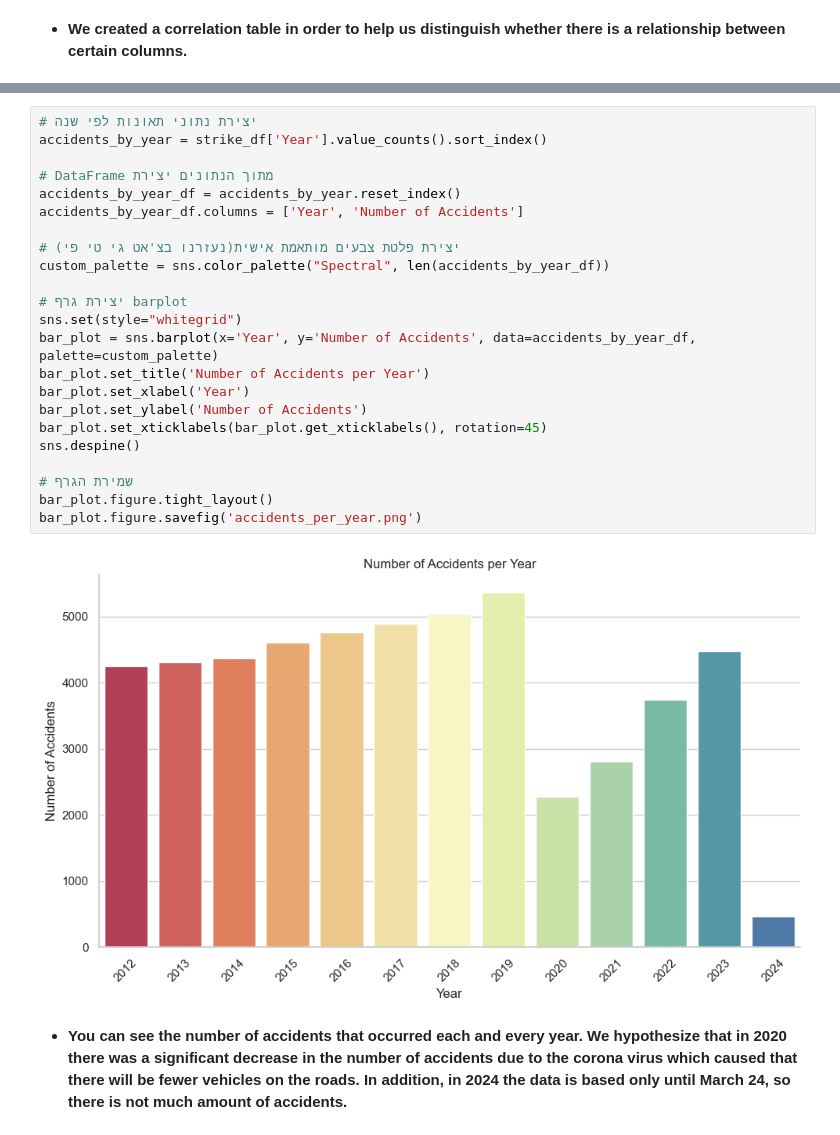
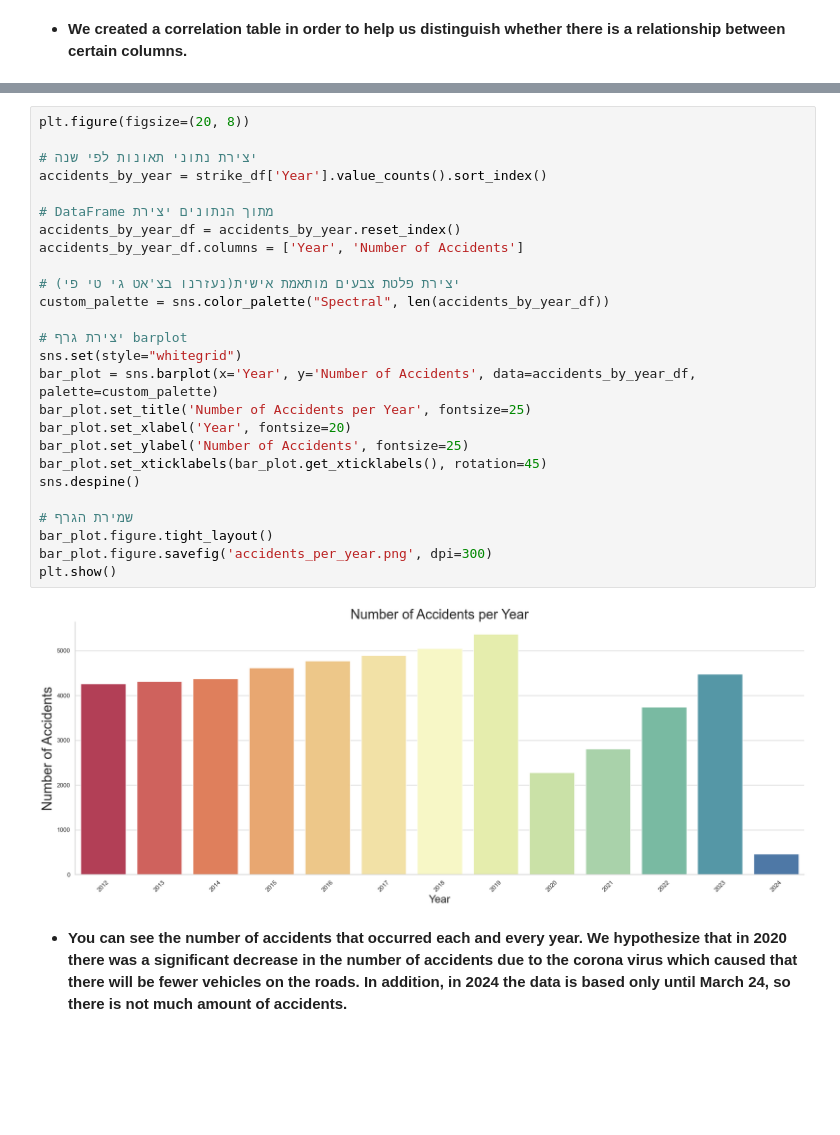
Before and after one commit to oribachar13579/oriandyuval, a Jupyter notebook: 17.ipynb, the cells around one changed output, grey strips where cells are left out. Saved outputs shown, nothing was run; the diff lists cells and outputs as text; blank space fills up the shorter version.

```diff
--- a/17.ipynb
+++ b/17.ipynb
@@ -155,28 +155,31 @@ plt.show()
 # %%
+plt.figure(figsize=(20, 8))
+
 # יצירת נתוני תאונות לפי שנה
 accidents_by_year = strike_df['Year'].value_counts().sort_index()
 
 # DataFrame מתוך הנתונים יצירת
 accidents_by_year_df = accidents_by_year.reset_index()
 accidents_by_year_df.columns = ['Year', 'Number of Accidents']
 
 # יצירת פלטת צבעים מותאמת אישית(נעזרנו בצ'אט גי טי פי)
 custom_palette = sns.color_palette("Spectral", len(accidents_by_year_df))
 
 # יצירת גרף barplot
 sns.set(style="whitegrid")
 bar_plot = sns.barplot(x='Year', y='Number of Accidents', data=accidents_by_year_df, palette=custom_palette)
-bar_plot.set_title('Number of Accidents per Year')
-bar_plot.set_xlabel('Year')
-bar_plot.set_ylabel('Number of Accidents')
+bar_plot.set_title('Number of Accidents per Year', fontsize=25)
+bar_plot.set_xlabel('Year', fontsize=20)
+bar_plot.set_ylabel('Number of Accidents', fontsize=25)
 bar_plot.set_xticklabels(bar_plot.get_xticklabels(), rotation=45)
 sns.despine()
 
 # שמירת הגרף
 bar_plot.figure.tight_layout()
-bar_plot.figure.savefig('accidents_per_year.png')
+bar_plot.figure.savefig('accidents_per_year.png', dpi=300)
+plt.show()
 # %% [output]
-[figure, old version]
+[figure, new version]
 # %% [markdown]
 * **You can see the number of accidents that occurred each and every year. We hypothesize that in 2020 there was a significant decrease in the number of accidents due to the corona virus which caused that there will be fewer vehicles on the roads. In addition, in 2024 the data is based only until March 24, so there is not much amount of accidents.**
 # %%
```
Also changed, not shown: parts of 2 cells of this notebook.
